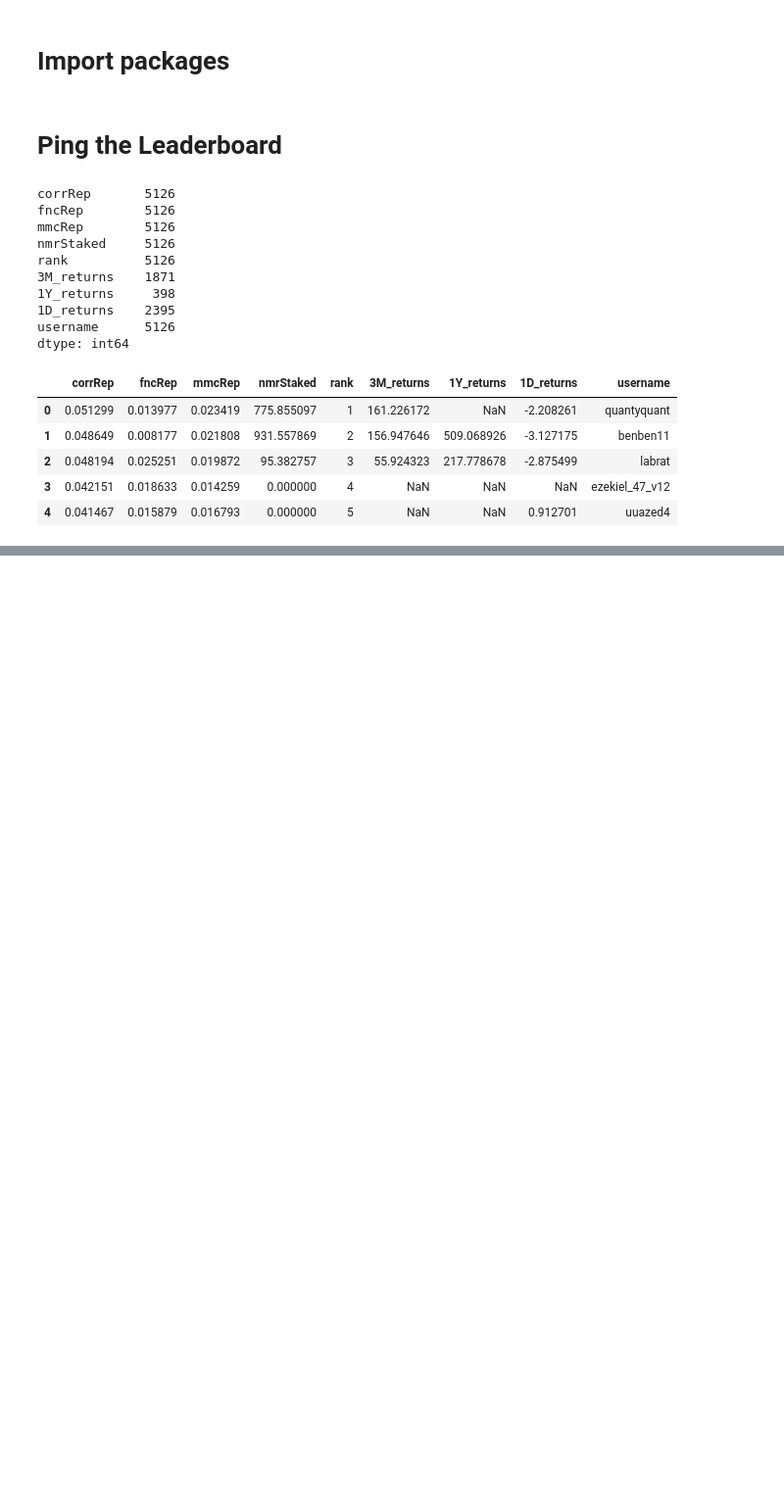
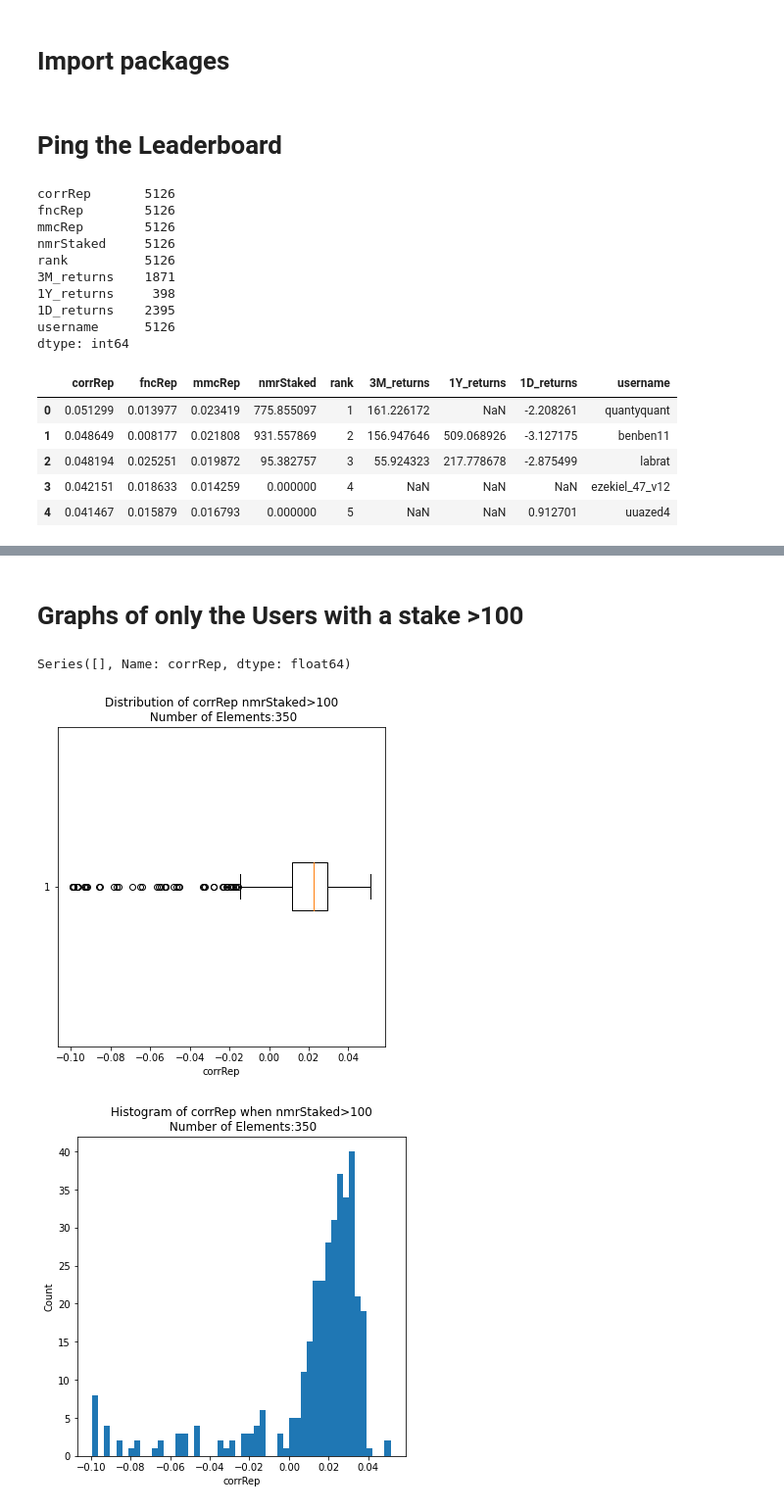
Before and after one commit to parkerburchett/Numerai, a Jupyter notebook: DataAnalysis.ipynb, the cells around one changed output, grey strips where cells are left out. Shown: that part at 98% size. Cells and saved outputs as stored; diff of their text form; code cells hidden in the pictures; blank space fills up the shorter version.

```diff
--- a/DataAnalysis.ipynb
+++ b/DataAnalysis.ipynb
@@ -176,0 +178,10 @@ Series([], Name: corrRep, dtype: float64)
+# %% [markdown]
+# Graphs of only the Users with a stake >100
+# %%
+create_box_plot(df, min_stake=100)
+create_histogram(df, min_stake=100)
+create_scatter_plot(df, min_stake=100)
+# %% [output]
+Series([], Name: corrRep, dtype: float64)
+[figure, added]
+[figure, added]
```
Also changed, not shown: parts of 21 cells of this notebook.
